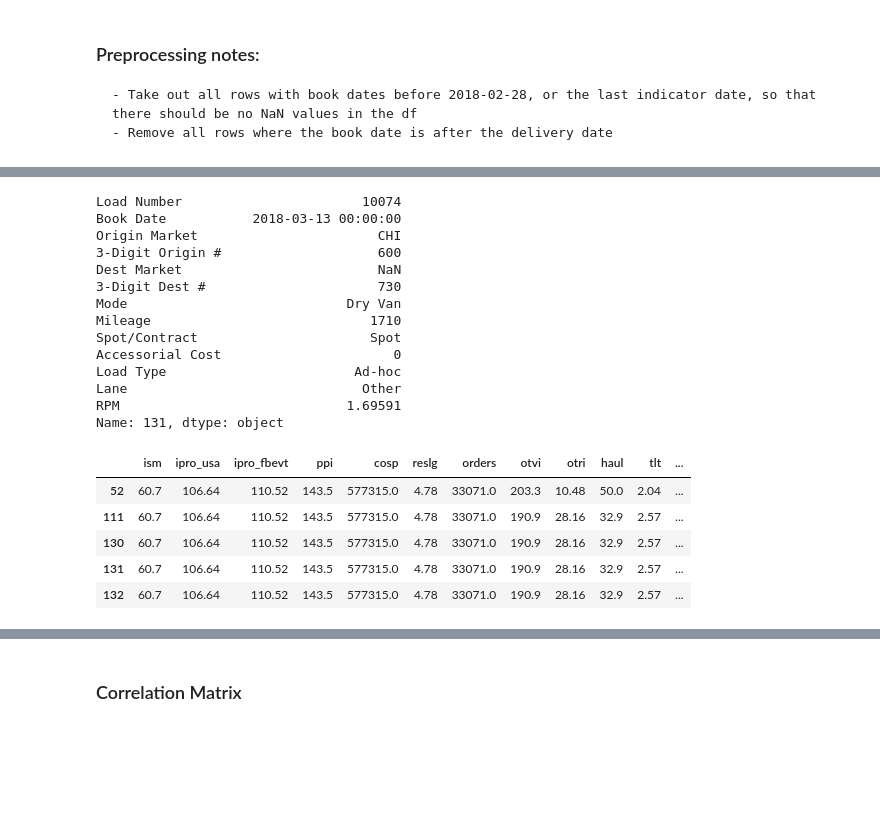
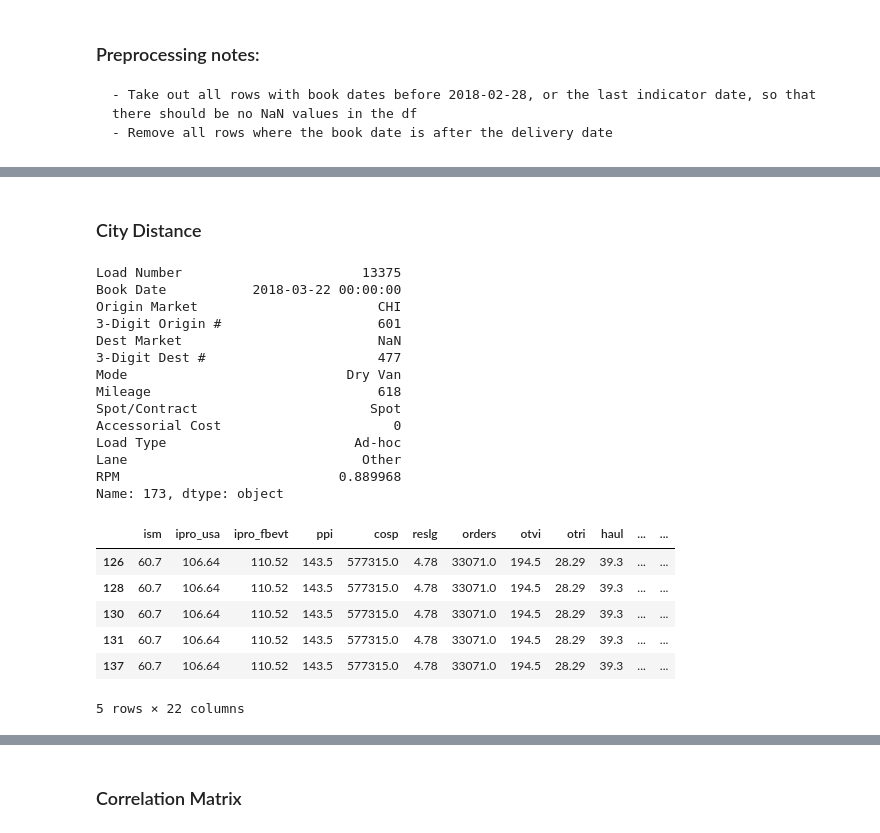
Before and after one commit to cmarshall1999/Loyola-Supply-Chain-Competition, a Jupyter notebook: Loyola-Supply-Chain-Analysis.ipynb, the cells around one changed output, grey strips where cells are left out. Cells and saved outputs as stored; diff of their text form; code cells hidden in the pictures; blank space fills up the shorter version.

```diff
--- a/Loyola-Supply-Chain-Analysis.ipynb
+++ b/Loyola-Supply-Chain-Analysis.ipynb
@@ -1617,0 +1588,3 @@ Name: Accessorial Cost, Length: 95373, dtype: int64
+# %%
+from datetime import *
+new_df=pred_df[pred_df['date'] > date(2018,3,12)]
@@ -1618,27 +1598,36 @@ Name: Accessorial Cost, Length: 95373, dtype: int64
+# %% [markdown]
+### City Distance
+# %%
+city_df=new_df[new_df['dist']=='C']
+# %%
+city_df=city_df.drop(columns=['datvf','orail53l','intrm','date','dist']).dropna()
 # %%
-Q5.loc[131]
+Q5.loc[173]
 # %% [output]
-Load Number                       10074
-Book Date           2018-03-13 00:00:00
+Load Number                       13375
+Book Date           2018-03-22 00:00:00
 Origin Market                       CHI
-3-Digit Origin #                    600
+3-Digit Origin #                    601
 Dest Market                         NaN
-3-Digit Dest #                      730
+3-Digit Dest #                      477
 Mode                            Dry Van
-Mileage                            1710
+Mileage                             618
 Spot/Contract                      Spot
 Accessorial Cost                      0
 Load Type                        Ad-hoc
 Lane                              Other
-RPM                             1.69591
-Name: 131, dtype: object
+RPM                            0.889968
+Name: 173, dtype: object
+# %%
+city_df=pd.get_dummies(city_df, prefix=['contract', 'load_type'])
 # %%
-df.head()
+city_df.head()
 # %% [output]
-|  | ism | ipro_usa | ipro_fbevt | ppi | cosp | reslg | orders | otvi | otri | haul | tlt | ... |
-| 52 | 60.7 | 106.64 | 110.52 | 143.5 | 577315.0 | 4.78 | 33071.0 | 203.3 | 10.48 | 50.0 | 2.04 | ... |
-| 111 | 60.7 | 106.64 | 110.52 | 143.5 | 577315.0 | 4.78 | 33071.0 | 190.9 | 28.16 | 32.9 | 2.57 | ... |
-| 130 | 60.7 | 106.64 | 110.52 | 143.5 | 577315.0 | 4.78 | 33071.0 | 190.9 | 28.16 | 32.9 | 2.57 | ... |
-| 131 | 60.7 | 106.64 | 110.52 | 143.5 | 577315.0 | 4.78 | 33071.0 | 190.9 | 28.16 | 32.9 | 2.57 | ... |
-| 132 | 60.7 | 106.64 | 110.52 | 143.5 | 577315.0 | 4.78 | 33071.0 | 190.9 | 28.16 | 32.9 | 2.57 | ... |
+|  | ism | ipro_usa | ipro_fbevt | ppi | cosp | reslg | orders | otvi | otri | haul | ... | ... |
+| 126 | 60.7 | 106.64 | 110.52 | 143.5 | 577315.0 | 4.78 | 33071.0 | 194.5 | 28.29 | 39.3 | ... | ... |
+| 128 | 60.7 | 106.64 | 110.52 | 143.5 | 577315.0 | 4.78 | 33071.0 | 194.5 | 28.29 | 39.3 | ... | ... |
+| 130 | 60.7 | 106.64 | 110.52 | 143.5 | 577315.0 | 4.78 | 33071.0 | 194.5 | 28.29 | 39.3 | ... | ... |
+| 131 | 60.7 | 106.64 | 110.52 | 143.5 | 577315.0 | 4.78 | 33071.0 | 194.5 | 28.29 | 39.3 | ... | ... |
+| 137 | 60.7 | 106.64 | 110.52 | 143.5 | 577315.0 | 4.78 | 33071.0 | 194.5 | 28.29 | 39.3 | ... | ... |
+5 rows × 22 columns
 # %%
```
Also changed, not shown: parts of 65 cells of this notebook.
